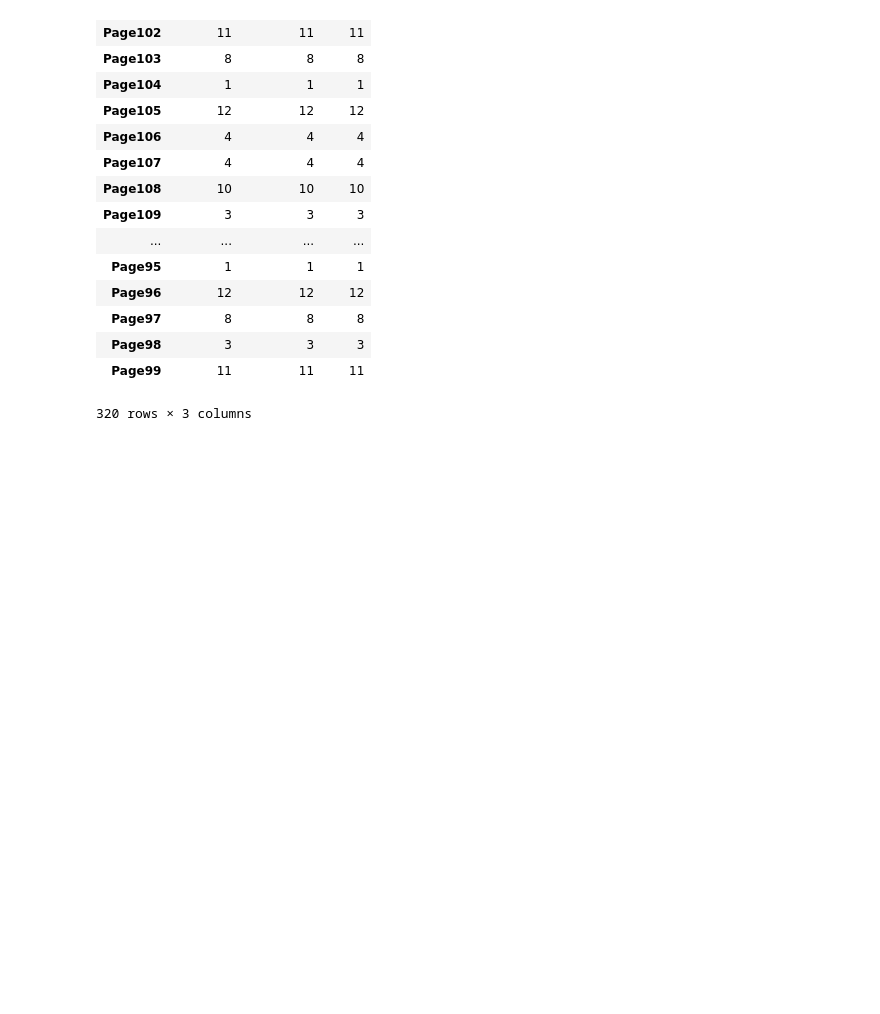
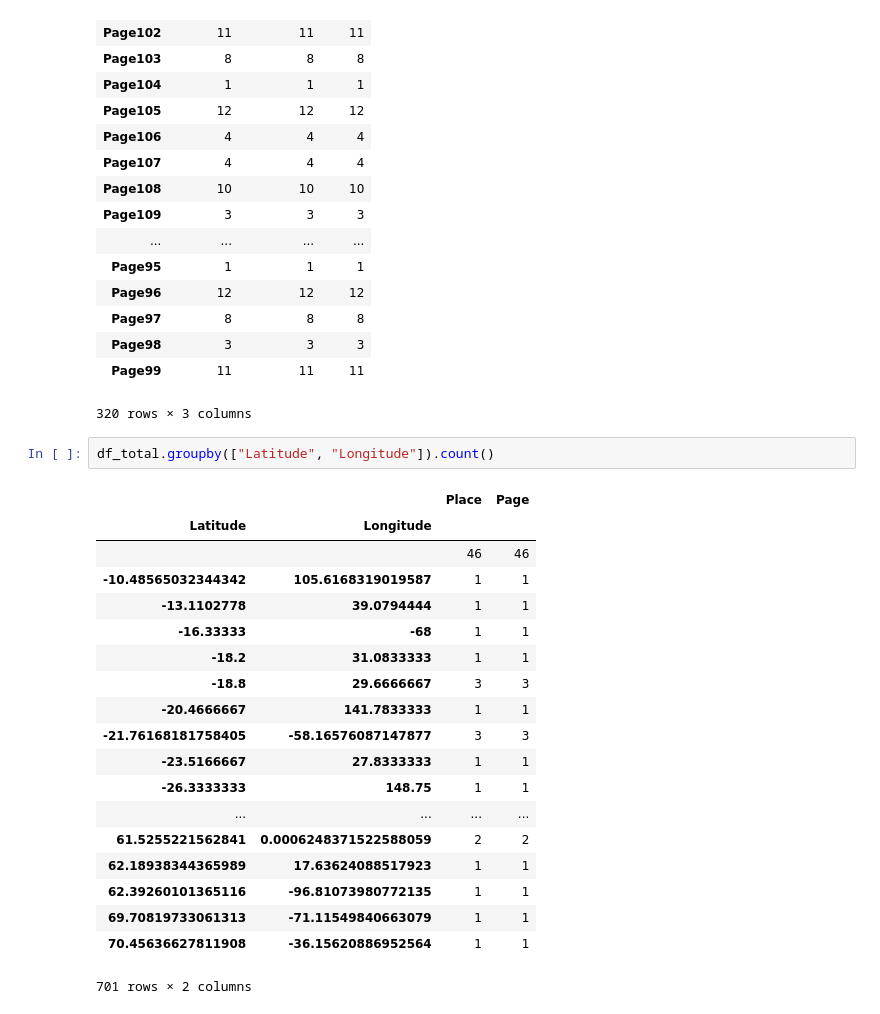
Before and after one commit to alan-turing-institute/defoe_visualization, a Jupyter notebook: Scottish_Gazetteer/Visualization_Geoparser_Original.ipynb, the cells around one changed output. Cells and saved outputs as stored; diff of their text form; blank space fills up the shorter version.

```diff
--- a/Scottish_Gazetteer/Visualization_Geoparser_Original.ipynb
+++ b/Scottish_Gazetteer/Visualization_Geoparser_Original.ipynb
@@ -232,3 +256,25 @@ df_total.groupby("Page").count()
 | Page98 | 3 | 3 | 3 |
 | Page99 | 11 | 11 | 11 |
 320 rows × 3 columns
+# %%
+df_total.groupby(["Latitude", "Longitude"]).count()
+# %% [output]
+|  |  | Place | Page |
+| Latitude | Longitude |  |  |
+|  |  | 46 | 46 |
+| -10.48565032344342 | 105.6168319019587 | 1 | 1 |
+| -13.1102778 | 39.0794444 | 1 | 1 |
+| -16.33333 | -68 | 1 | 1 |
+| -18.2 | 31.0833333 | 1 | 1 |
+| -18.8 | 29.6666667 | 3 | 3 |
+| -20.4666667 | 141.7833333 | 1 | 1 |
+| -21.76168181758405 | -58.16576087147877 | 3 | 3 |
+| -23.5166667 | 27.8333333 | 1 | 1 |
+| -26.3333333 | 148.75 | 1 | 1 |
+| ... | ... | ... | ... |
+| 61.5255221562841 | 0.0006248371522588059 | 2 | 2 |
+| 62.18938344365989 | 17.63624088517923 | 1 | 1 |
+| 62.39260101365116 | -96.81073980772135 | 1 | 1 |
+| 69.70819733061313 | -71.11549840663079 | 1 | 1 |
+| 70.45636627811908 | -36.15620886952564 | 1 | 1 |
+701 rows × 2 columns
```
Also changed, not shown: parts of 8 cells of this notebook.
